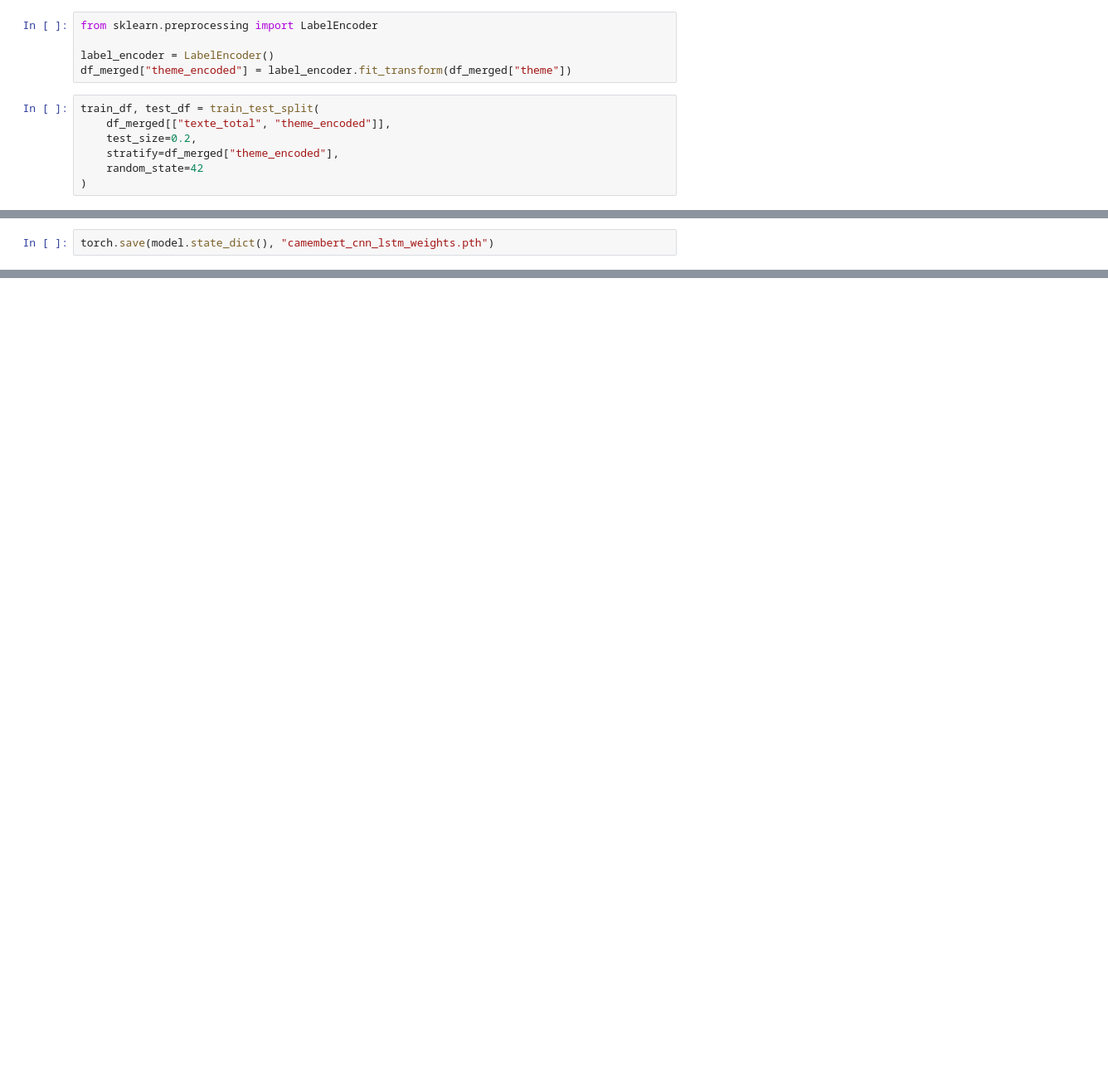
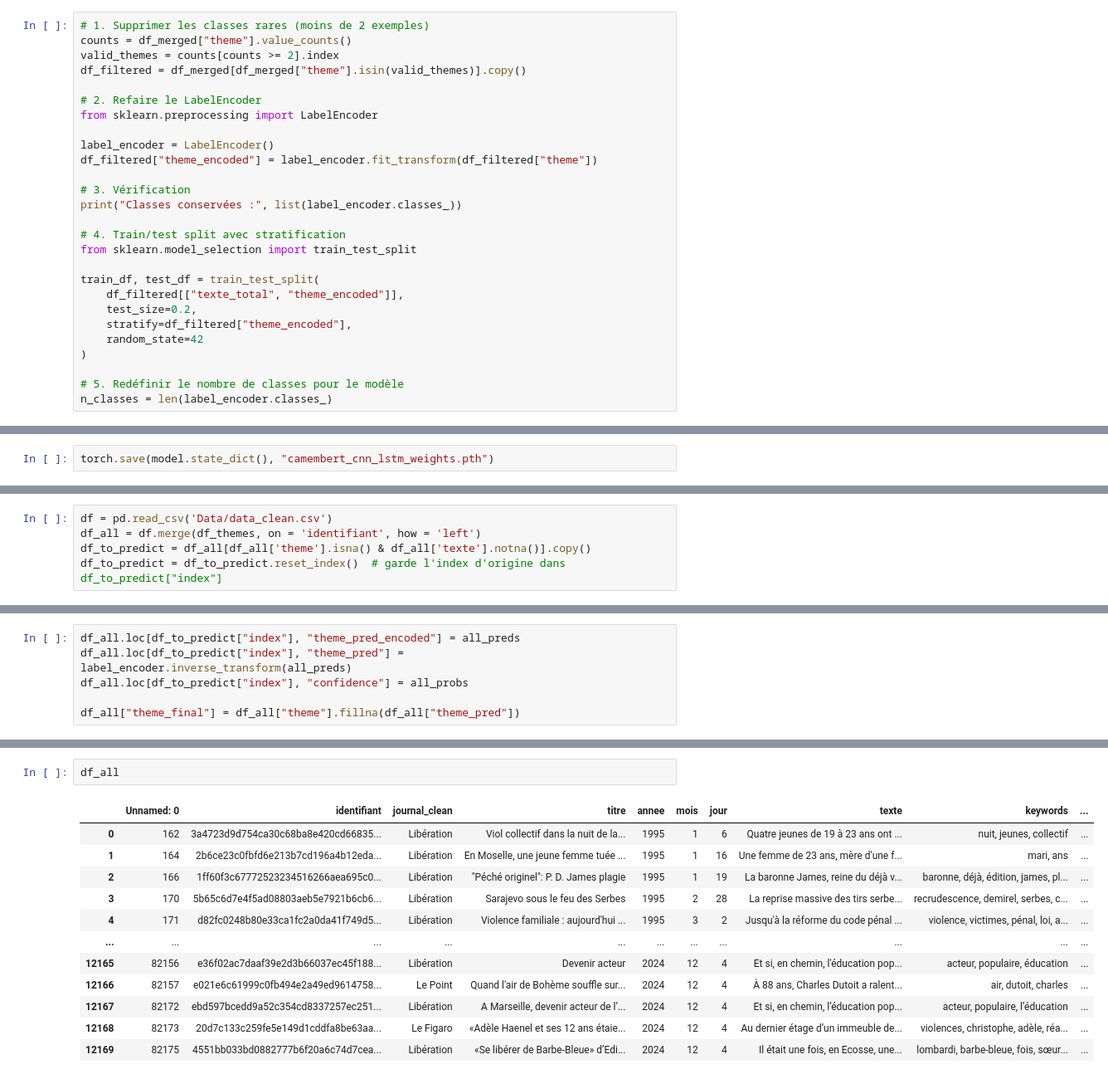
Before and after one commit to apazparedes/PSSD, a Jupyter notebook: Data/training_theme_classification_post_pred.ipynb, the cells around one changed output, grey strips where cells are left out. Shown at 83% size. Cells and saved outputs as stored; diff of their text form; blank space fills up the shorter version.

```diff
--- a/Data/training_theme_classification_post_pred.ipynb
+++ b/Data/training_theme_classification_post_pred.ipynb
@@ -106,15 +89,30 @@ df_merged
 # %%
 tokenizer = CamembertTokenizer.from_pretrained("camembert-base")
 model = CamembertModel.from_pretrained("camembert-base").to(device)
-# %%
-from sklearn.preprocessing import LabelEncoder
-
-label_encoder = LabelEncoder()
-df_merged["theme_encoded"] = label_encoder.fit_transform(df_merged["theme"])
 # %%
+# 1. Supprimer les classes rares (moins de 2 exemples)
+counts = df_merged["theme"].value_counts()
+valid_themes = counts[counts >= 2].index
+df_filtered = df_merged[df_merged["theme"].isin(valid_themes)].copy()
+
+# 2. Refaire le LabelEncoder
+from sklearn.preprocessing import LabelEncoder
+
+label_encoder = LabelEncoder()
+df_filtered["theme_encoded"] = label_encoder.fit_transform(df_filtered["theme"])
+
+# 3. Vérification
+print("Classes conservées :", list(label_encoder.classes_))
+
+# 4. Train/test split avec stratification
+from sklearn.model_selection import train_test_split
+
 train_df, test_df = train_test_split(
-    df_merged[["texte_total", "theme_encoded"]],
+    df_filtered[["texte_total", "theme_encoded"]],
     test_size=0.2,
-    stratify=df_merged["theme_encoded"],
+    stratify=df_filtered["theme_encoded"],
     random_state=42
 )
+
+# 5. Redéfinir le nombre de classes pour le modèle
+n_classes = len(label_encoder.classes_)
@@ -359,0 +361,5 @@ inference_loader = DataLoader(inference_dataset, batch_size=32, shuffle=False)
+# %%
+df = pd.read_csv('Data/data_clean.csv')
+df_all = df.merge(df_themes, on = 'identifiant', how = 'left')
+df_to_predict = df_all[df_all['theme'].isna() & df_all['texte'].notna()].copy()
+df_to_predict = df_to_predict.reset_index()  # garde l'index d'origine dans df_to_predict["index"]
@@ -360,3 +369,9 @@ inference_loader = DataLoader(inference_dataset, batch_size=32, shuffle=False)
+# %%
+df_all.loc[df_to_predict["index"], "theme_pred_encoded"] = all_preds
+df_all.loc[df_to_predict["index"], "theme_pred"] = label_encoder.inverse_transform(all_preds)
+df_all.loc[df_to_predict["index"], "confidence"] = all_probs
+
+df_all["theme_final"] = df_all["theme"].fillna(df_all["theme_pred"])
 # %%
 from torch.nn.functional import softmax
 
@@ -482,0 +395,15 @@ df["theme_final"] = df["theme"].fillna(df["theme_pred"])
+# %%
+df_all
+# %% [output]
+|  | Unnamed: 0 | identifiant | journal_clean | titre | annee | mois | jour | texte | keywords | ... |
+| 0 | 162 | 3a4723d9d754ca30c68ba8e420cd66835... | Libération | Viol collectif dans la nuit de la... | 1995 | 1 | 6 | Quatre jeunes de 19 à 23 ans ont ... | nuit, jeunes, collectif | ... |
+| 1 | 164 | 2b6ce23c0fbfd6e213b7cd196a4b12eda... | Libération | En Moselle, une jeune femme tuée ... | 1995 | 1 | 16 | Une femme de 23 ans, mère d'une f... | mari, ans | ... |
+| 2 | 166 | 1ff60f3c67772523234516266aea695c0... | Libération | "Péché originel": P. D. James plagie | 1995 | 1 | 19 | La baronne James, reine du déjà v... | baronne, déjà, édition, james, pl... | ... |
+| 3 | 170 | 5b65c6d7e4f5ad08803aeb5e7921b6cb6... | Libération | Sarajevo sous le feu des Serbes | 1995 | 2 | 28 | La reprise massive des tirs serbe... | recrudescence, demirel, serbes, c... | ... |
+| 4 | 171 | d82fc0248b80e33ca1fc2a0da41f749d5... | Libération | Violence familiale : aujourd'hui ... | 1995 | 3 | 2 | Jusqu'à la réforme du code pénal ... | violence, victimes, pénal, loi, a... | ... |
+| ... | ... | ... | ... | ... | ... | ... | ... | ... | ... | ... |
+| 12165 | 82156 | e36f02ac7daaf39e2d3b66037ec45f188... | Libération | Devenir acteur | 2024 | 12 | 4 | Et si, en chemin, l'éducation pop... | acteur, populaire, éducation | ... |
+| 12166 | 82157 | e021e6c61999c0fb494e2a49ed9614758... | Le Point | Quand l'air de Bohème souffle sur... | 2024 | 12 | 4 | À 88 ans, Charles Dutoit a ralent... | air, dutoit, charles | ... |
+| 12167 | 82172 | ebd597bcedd9a52c354cd8337257ec251... | Libération | A Marseille, devenir acteur de l’... | 2024 | 12 | 4 | Et si, en chemin, l’éducation pop... | acteur, populaire, l’éducation | ... |
+| 12168 | 82173 | 20d7c133c259fe5e149d1cddfa8be63aa... | Le Figaro | «Adèle Haenel et ses 12 ans étaie... | 2024 | 12 | 4 | Au dernier étage d’un immeuble de... | violences, christophe, adèle, réa... | ... |
+| 12169 | 82175 | 4551bb033bd0882777b6f20a6c74d7cea... | Libération | «Se libérer de Barbe-Bleue» d’Edi... | 2024 | 12 | 4 | Il était une fois, en Ecosse, une... | lombardi, barbe-bleue, fois, sœur... | ... |
```
Also changed, not shown: parts of 23 cells of this notebook, 4 other files.
